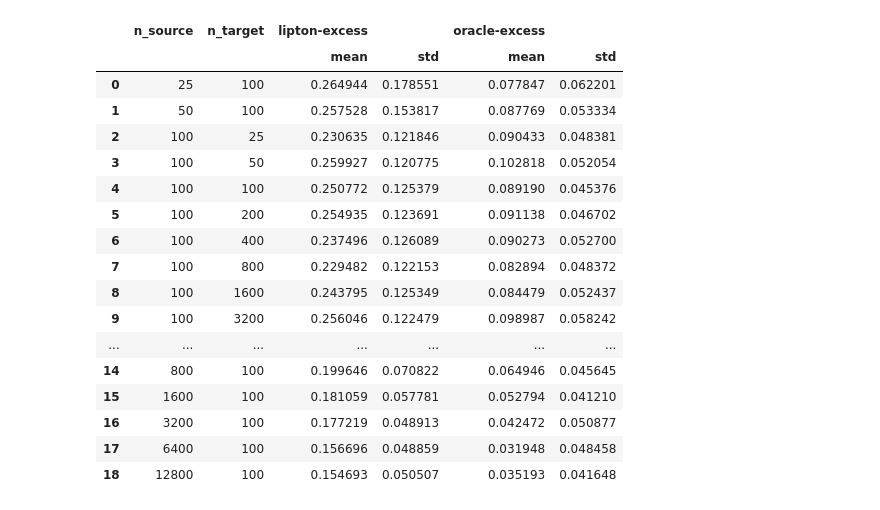
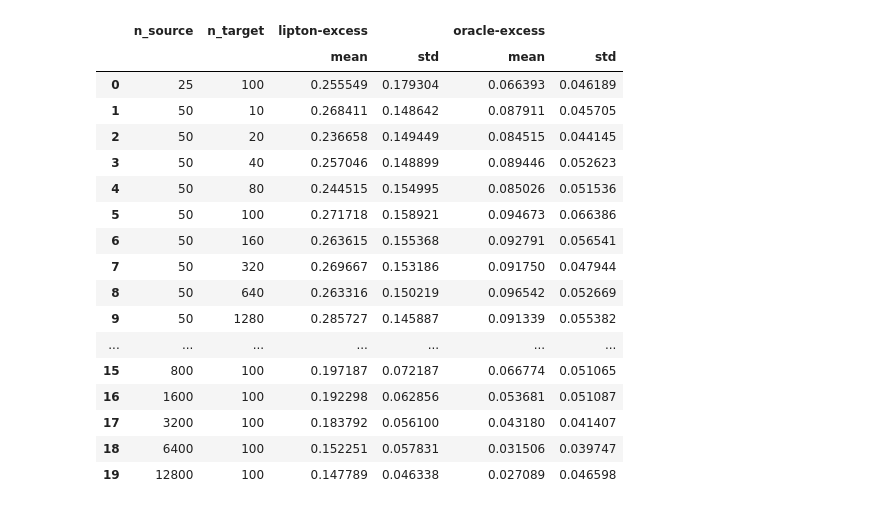
Before and after one commit to smaityumich/label-shift, a Jupyter notebook: plots.ipynb, the cells around one changed output. Saved outputs shown, nothing was run; the diff lists cells and outputs as text; code cells hidden in the pictures.

```diff
--- a/plots.ipynb
+++ b/plots.ipynb
@@ -1,47 +1,47 @@
 # %%
 import re
 import pandas as pd
 import numpy as np
 import matplotlib.pyplot as plt
 
-
-with open('exp4_unlabeled.out') as fh:
+exp = 'exp5'
+with open(exp + '_unlabeled.out') as fh:
     out = fh.read()
 
 out = re.split(r'\n', out)
 
 dict_list = [eval(d) for d in out]
 df = pd.DataFrame(dict_list)
 
 df['lipton-excess'] = df['lipton'] - df['bayes_error']
 df['oracle-excess'] = df['oracle'] - df['bayes_error']
 
 measure = ['lipton-excess', 'oracle-excess']
 agg_dict = dict()
 for key in measure:
     agg_dict[key] = ['mean', 'std']
 result = df.groupby(['n_source', 'n_target'], as_index=False).agg(agg_dict)
 
 result
 # %% [output]
 |  | n_source | n_target | lipton-excess |  | oracle-excess |  |
 |  |  |  | mean | std | mean | std |
-| 0 | 25 | 100 | 0.264944 | 0.178551 | 0.077847 | 0.062201 |
-| 1 | 50 | 100 | 0.257528 | 0.153817 | 0.087769 | 0.053334 |
-| 2 | 100 | 25 | 0.230635 | 0.121846 | 0.090433 | 0.048381 |
-| 3 | 100 | 50 | 0.259927 | 0.120775 | 0.102818 | 0.052054 |
-| 4 | 100 | 100 | 0.250772 | 0.125379 | 0.089190 | 0.045376 |
-| 5 | 100 | 200 | 0.254935 | 0.123691 | 0.091138 | 0.046702 |
-| 6 | 100 | 400 | 0.237496 | 0.126089 | 0.090273 | 0.052700 |
-| 7 | 100 | 800 | 0.229482 | 0.122153 | 0.082894 | 0.048372 |
-| 8 | 100 | 1600 | 0.243795 | 0.125349 | 0.084479 | 0.052437 |
-| 9 | 100 | 3200 | 0.256046 | 0.122479 | 0.098987 | 0.058242 |
+| 0 | 25 | 100 | 0.255549 | 0.179304 | 0.066393 | 0.046189 |
+| 1 | 50 | 10 | 0.268411 | 0.148642 | 0.087911 | 0.045705 |
+| 2 | 50 | 20 | 0.236658 | 0.149449 | 0.084515 | 0.044145 |
+| 3 | 50 | 40 | 0.257046 | 0.148899 | 0.089446 | 0.052623 |
+| 4 | 50 | 80 | 0.244515 | 0.154995 | 0.085026 | 0.051536 |
+| 5 | 50 | 100 | 0.271718 | 0.158921 | 0.094673 | 0.066386 |
+| 6 | 50 | 160 | 0.263615 | 0.155368 | 0.092791 | 0.056541 |
+| 7 | 50 | 320 | 0.269667 | 0.153186 | 0.091750 | 0.047944 |
+| 8 | 50 | 640 | 0.263316 | 0.150219 | 0.096542 | 0.052669 |
+| 9 | 50 | 1280 | 0.285727 | 0.145887 | 0.091339 | 0.055382 |
 | ... | ... | ... | ... | ... | ... | ... |
-| 14 | 800 | 100 | 0.199646 | 0.070822 | 0.064946 | 0.045645 |
-| 15 | 1600 | 100 | 0.181059 | 0.057781 | 0.052794 | 0.041210 |
-| 16 | 3200 | 100 | 0.177219 | 0.048913 | 0.042472 | 0.050877 |
-| 17 | 6400 | 100 | 0.156696 | 0.048859 | 0.031948 | 0.048458 |
-| 18 | 12800 | 100 | 0.154693 | 0.050507 | 0.035193 | 0.041648 |
+| 15 | 800 | 100 | 0.197187 | 0.072187 | 0.066774 | 0.051065 |
+| 16 | 1600 | 100 | 0.192298 | 0.062856 | 0.053681 | 0.051087 |
+| 17 | 3200 | 100 | 0.183792 | 0.056100 | 0.043180 | 0.041407 |
+| 18 | 6400 | 100 | 0.152251 | 0.057831 | 0.031506 | 0.039747 |
+| 19 | 12800 | 100 | 0.147789 | 0.046338 | 0.027089 | 0.046598 |
 # %%
 result1 = result.loc[result['n_target'] == 100]
 fig, ax = plt.subplots(1, 2, figsize = (10, 5))
```
Also changed, not shown: parts of 3 cells of this notebook, 4 other files.
